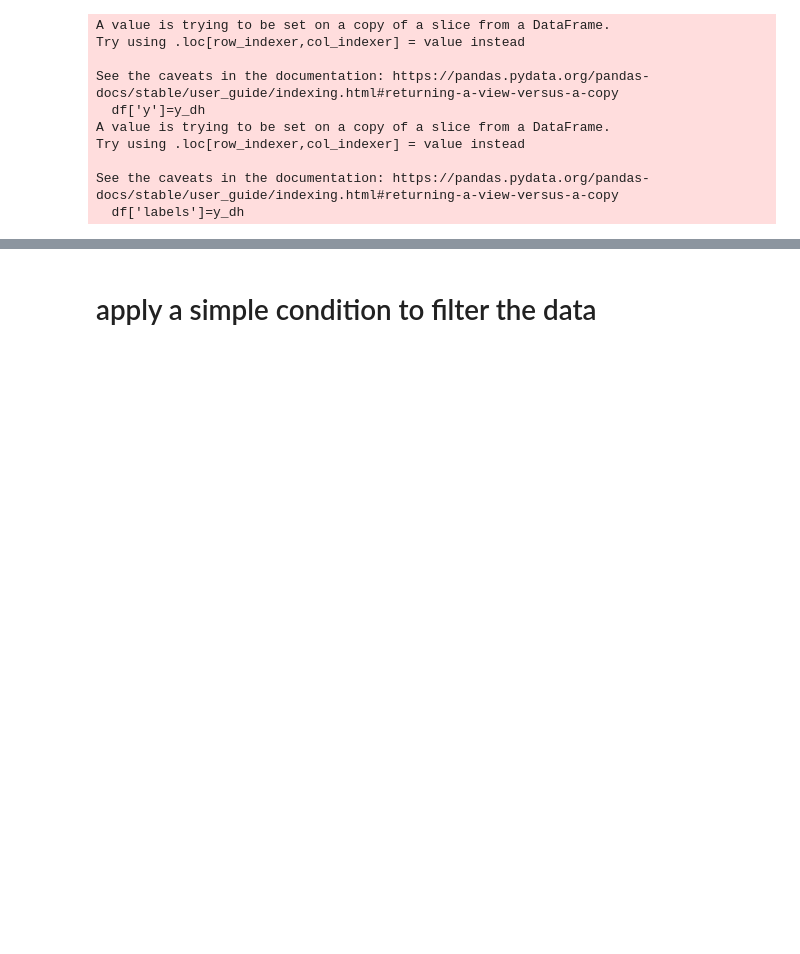
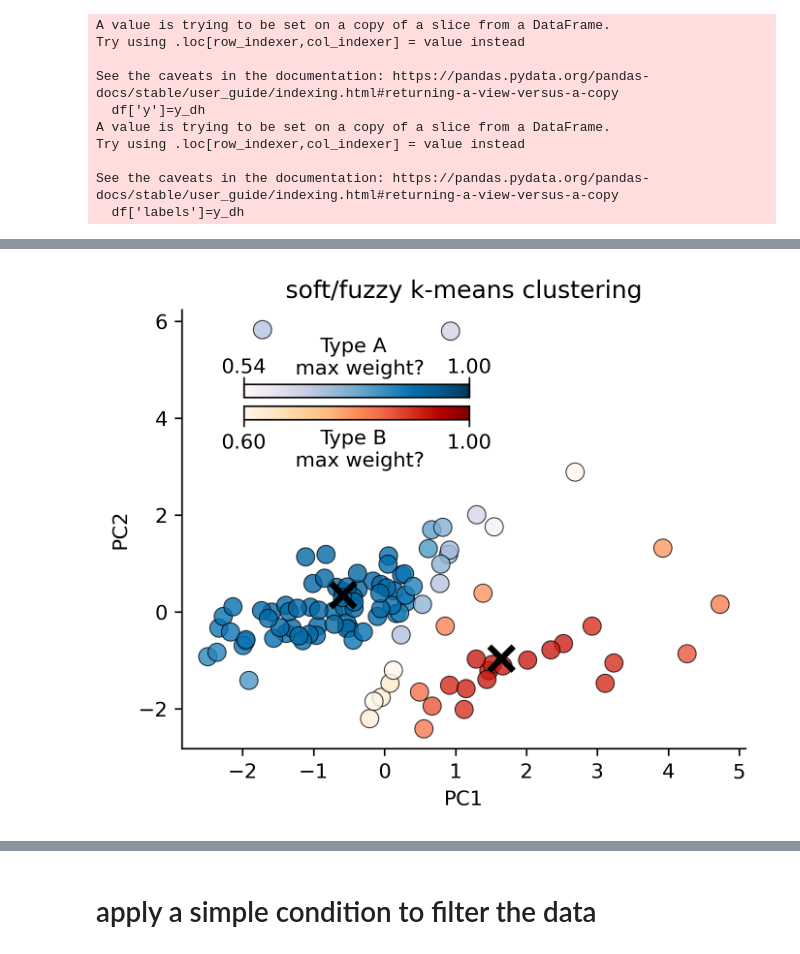
Before and after one commit to arshadzahangirchowdhury/ROI-Finder, a Jupyter notebook: roifinder_workflows/Clustering_TypeA_Type_B.ipynb, the cells around one changed output, grey strips where cells are left out. Drawn from its saved outputs; the diff is of its cells as text; code cells hidden in the pictures; blank space fills up the shorter version.

```diff
--- a/roifinder_workflows/Clustering_TypeA_Type_B.ipynb
+++ b/roifinder_workflows/Clustering_TypeA_Type_B.ipynb
@@ -947,0 +1012,42 @@ No artists with labels found to put in legend.  Note that artists whose label st
+# %%
+fig, ax = plt.subplots(figsize=(5,4), dpi =300)
+for p1, p2, c, l in zip(pc1, pc2, norm_confidence, label):
+    ll = None
+    if all([c==1, l==1]): ll = 'Type A'
+    elif all([c==1, l==0]): ll = 'Type B'
+    ax.plot(p1, p2, color = plt.cm.get_cmap(color[l])(c*0.8), marker = '.', alpha = 0.8,
+            markeredgecolor='black',markeredgewidth = 0.5, ms=18, label = ll, lw = 0)
+
+# Adding colorbar typeA
+cbaxes_typeA = ax.inset_axes([0.11, 0.8, 0.4, 0.03])
+cbar = ColorbarBase(cbaxes_typeA, cmap=plt.cm.get_cmap(color[1]), orientation='horizontal', ticks=[0, 1])
+cbar.ax.xaxis.set_tick_params(labeltop=True, direction='in', length=10)
+cbar.ax.xaxis.set_tick_params(labelbottom=False)
+cbar.set_ticklabels(['%.2f'%np.min(confidence[:cutoff_idx]), '%.2f'%np.max(confidence[:cutoff_idx])])
+cbar.set_label('Type A \n max weight?', labelpad=-30)
+
+# Adding colorbar typeB
+cbaxes_typeB = ax.inset_axes([0.11, 0.75, 0.4, 0.03])
+cbar = ColorbarBase(cbaxes_typeB, cmap=plt.cm.get_cmap(color[0]), orientation='horizontal', ticks=[0, 1])
+cbar.set_ticklabels(['%.2f'%np.min(confidence[cutoff_idx:]), '%.2f'%np.max(confidence[cutoff_idx:])])
+cbar.set_label('Type B \n max weight?', labelpad=-12)
+
+# ax.spines['top'].set_visible(True)
+# ax.spines['right'].set_visible(True)
+# ax.spines['bottom'].set_visible(True)
+# ax.spines['left'].set_visible(True)
+
+ax.set_xlabel('PC1')
+ax.set_ylabel('PC2')
+ax.set_title('soft/fuzzy k-means clustering')
+ax.plot(
+    kmeans.cluster_centers_[:,-2],
+    kmeans.cluster_centers_[:,-1],
+    'xk',
+    markersize = 12,
+    markeredgewidth = 3,
+)
+
+plt.savefig('fckm_3.jpg')
+# %% [output]
+[figure, added]
```
Also changed, not shown: parts of 17 cells of this notebook, 8 other files.
